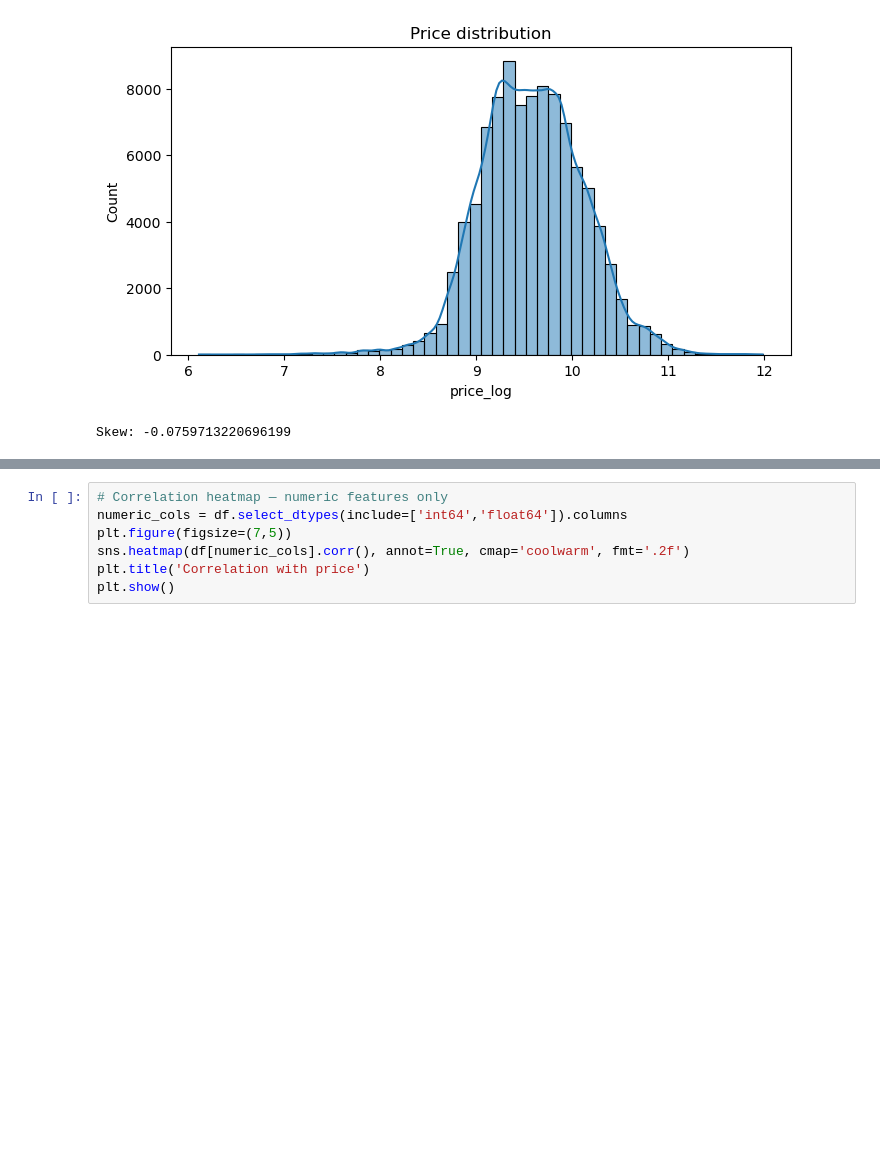
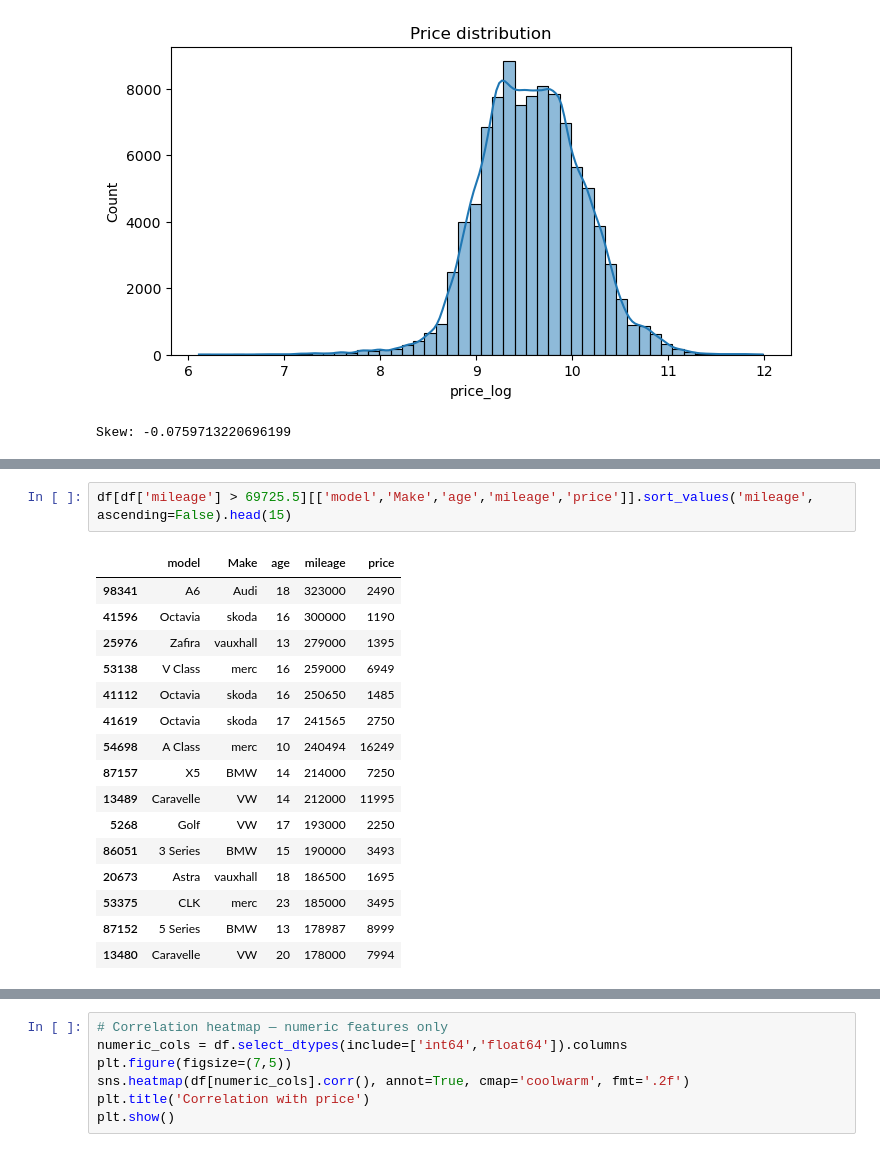
Before and after one commit to niteshbairwa185-pixel/automobile-intelligent-system, a Jupyter notebook: notebooks/01-EDA.ipynb, the cells around one changed output, grey strips where cells are left out. Saved outputs shown, nothing was run; the diff lists cells and outputs as text; blank space fills up the shorter version.

```diff
--- a/notebooks/01-EDA.ipynb
+++ b/notebooks/01-EDA.ipynb
@@ -344,0 +391,19 @@ df[df['mpg'] == 470.8][['model', 'fuelType', 'engineSize', 'price']].head(10)
+# %%
+df[df['mileage'] > 69725.5][['model','Make','age','mileage','price']].sort_values('mileage', ascending=False).head(15)
+# %% [output]
+|  | model | Make | age | mileage | price |
+| 98341 | A6 | Audi | 18 | 323000 | 2490 |
+| 41596 | Octavia | skoda | 16 | 300000 | 1190 |
+| 25976 | Zafira | vauxhall | 13 | 279000 | 1395 |
+| 53138 | V Class | merc | 16 | 259000 | 6949 |
+| 41112 | Octavia | skoda | 16 | 250650 | 1485 |
+| 41619 | Octavia | skoda | 17 | 241565 | 2750 |
+| 54698 | A Class | merc | 10 | 240494 | 16249 |
+| 87157 | X5 | BMW | 14 | 214000 | 7250 |
+| 13489 | Caravelle | VW | 14 | 212000 | 11995 |
+| 5268 | Golf | VW | 17 | 193000 | 2250 |
+| 86051 | 3 Series | BMW | 15 | 190000 | 3493 |
+| 20673 | Astra | vauxhall | 18 | 186500 | 1695 |
+| 53375 | CLK | merc | 23 | 185000 | 3495 |
+| 87152 | 5 Series | BMW | 13 | 178987 | 8999 |
+| 13480 | Caravelle | VW | 20 | 178000 | 7994 |
```
Also changed, not shown: parts of 11 cells of this notebook.
